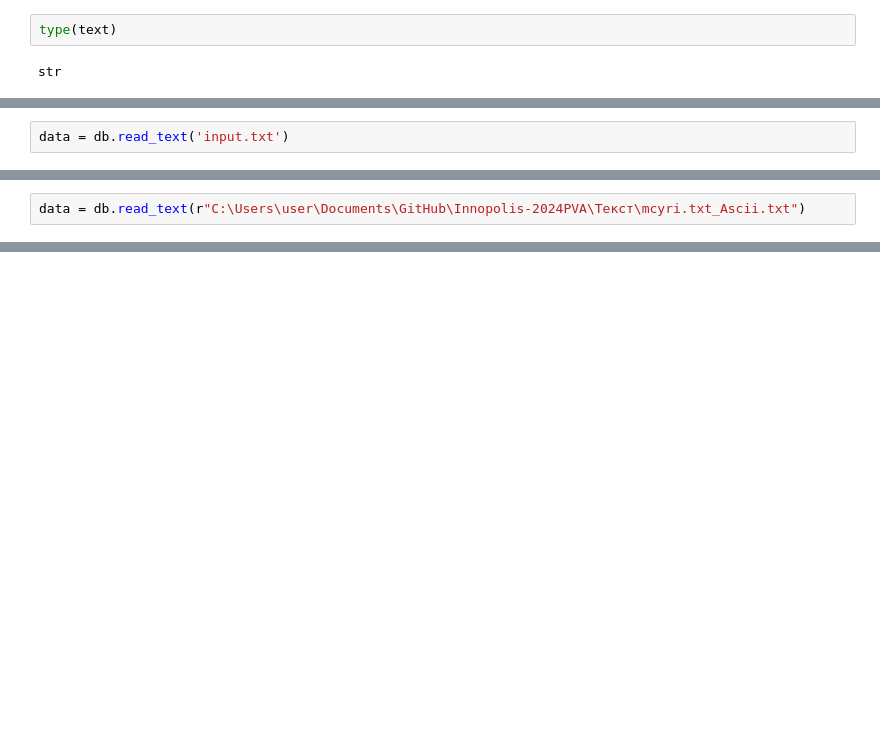
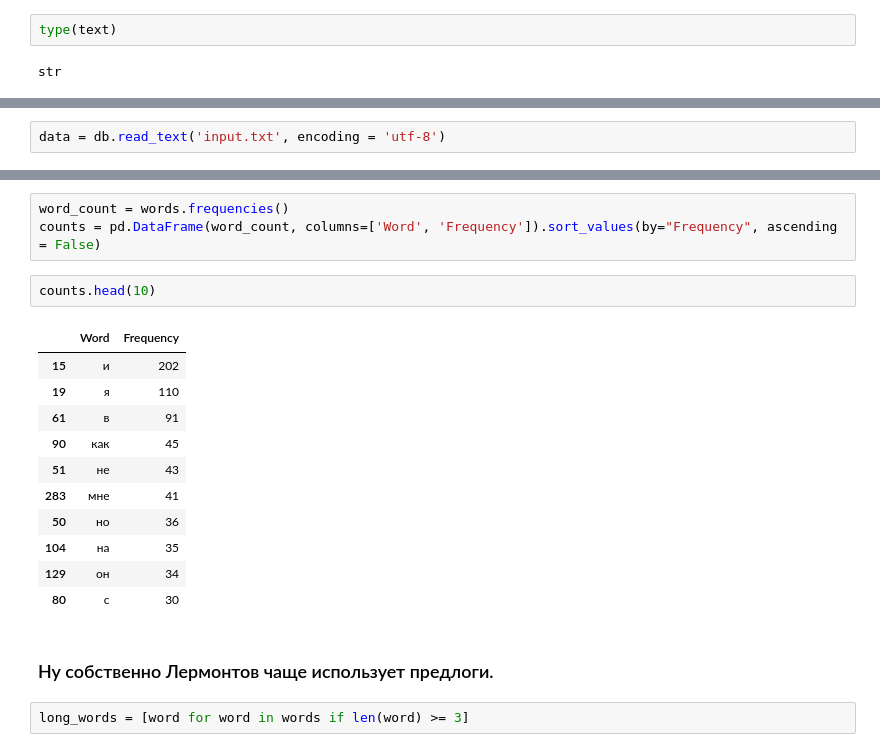
Before and after one commit to vpshenichnii/Innopolis-2024PVA, a Jupyter notebook: HW_PVA_Text.ipynb, the cells around one changed output, grey strips where cells are left out. Cells and saved outputs as stored; diff of their text form; blank space fills up the shorter version.

```diff
--- a/HW_PVA_Text.ipynb
+++ b/HW_PVA_Text.ipynb
@@ -29,5 +33,5 @@ with open("input.txt", "w") as file:
 # %%
-data = db.read_text('input.txt')
+data = db.read_text('input.txt', encoding = 'utf-8')
 # %%
 data.compute()
 # %% [output]
@@ -37,2 +39,0 @@ UnicodeDecodeError: 'utf-8' codec can't decode byte 0xd1 in position 13: invalid
-# %%
-data = db.read_text(r"C:\Users\user\Documents\GitHub\Innopolis-2024PVA\Текст\mcyri.txt_Ascii.txt")
@@ -42,0 +86,21 @@ UnicodeDecodeError: 'utf-8' codec can't decode byte 0xcc in position 2: invalid
+# %%
+word_count = words.frequencies()
+counts = pd.DataFrame(word_count, columns=['Word', 'Frequency']).sort_values(by="Frequency", ascending = False)
+# %%
+counts.head(10)
+# %% [output]
+|  | Word | Frequency |
+| 15 | и | 202 |
+| 19 | я | 110 |
+| 61 | в | 91 |
+| 90 | как | 45 |
+| 51 | не | 43 |
+| 283 | мне | 41 |
+| 50 | но | 36 |
+| 104 | на | 35 |
+| 129 | он | 34 |
+| 80 | с | 30 |
+# %% [markdown]
+### Ну собственно Лермонтов чаще использует предлоги.
+# %%
+long_words = [word for word in words if len(word) >= 3]
```
Also changed, not shown: parts of 18 cells of this notebook.
